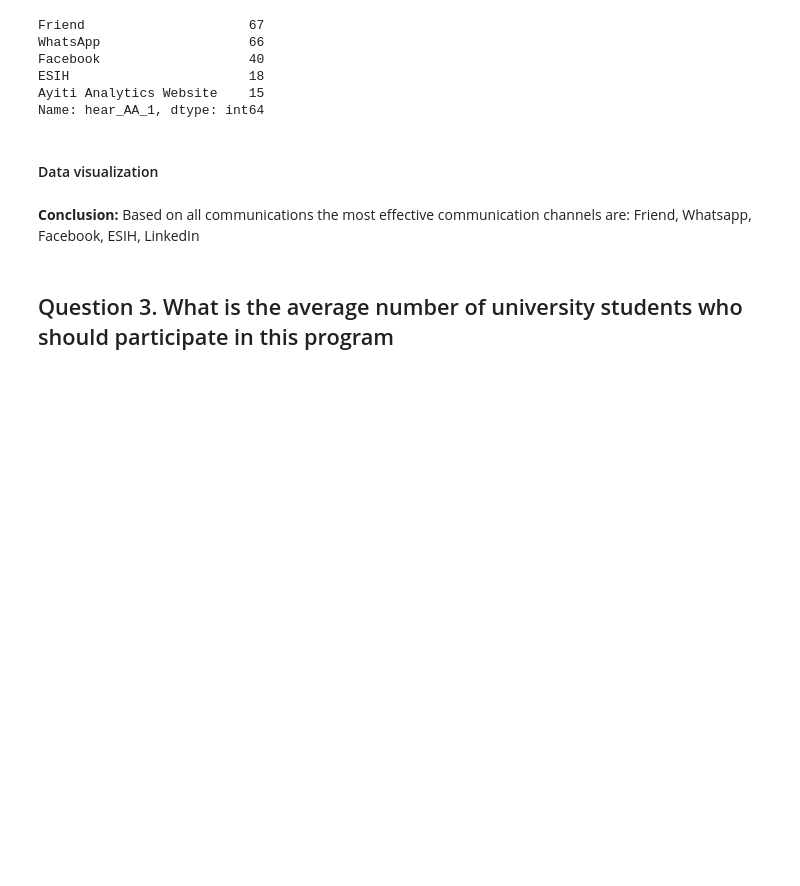
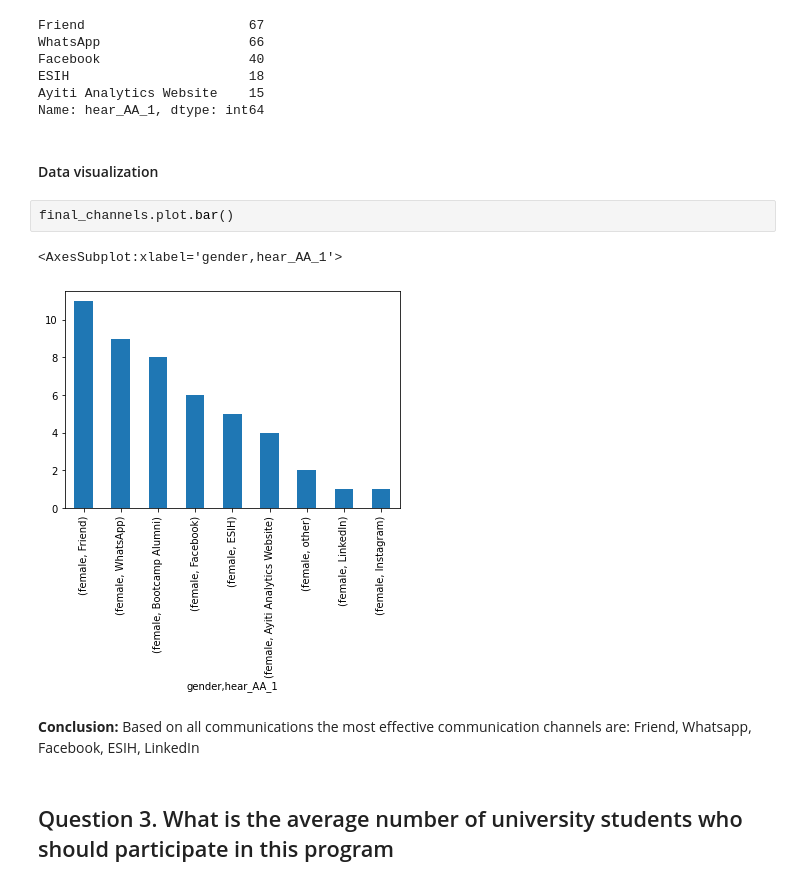
Before and after one commit to kesnel/Project-Data-Processing, a Jupyter notebook: data.ipynb, the cells around one changed output. Cells and saved outputs as stored; diff of their text form; blank space fills up the shorter version.

```diff
--- a/data.ipynb
+++ b/data.ipynb
@@ -540,6 +545,11 @@ Ayiti Analytics Website    15
 Name: hear_AA_1, dtype: int64
 # %% [markdown]
 #### Data visualization
+# %%
+final_channels.plot.bar()
+# %% [output]
+<AxesSubplot:xlabel='gender,hear_AA_1'>
+[figure, added]
 # %% [markdown]
 **Conclusion:** Based on all communications the most effective communication channels are: Friend, Whatsapp, Facebook, ESIH, LinkedIn
 # %% [markdown]
```
Also changed, not shown: parts of 16 cells of this notebook.
